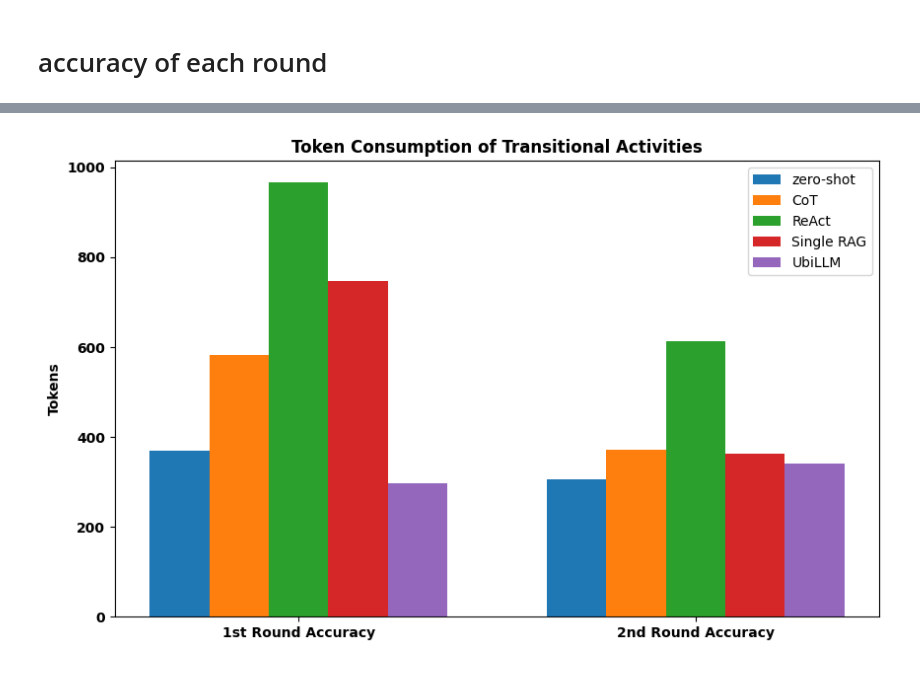
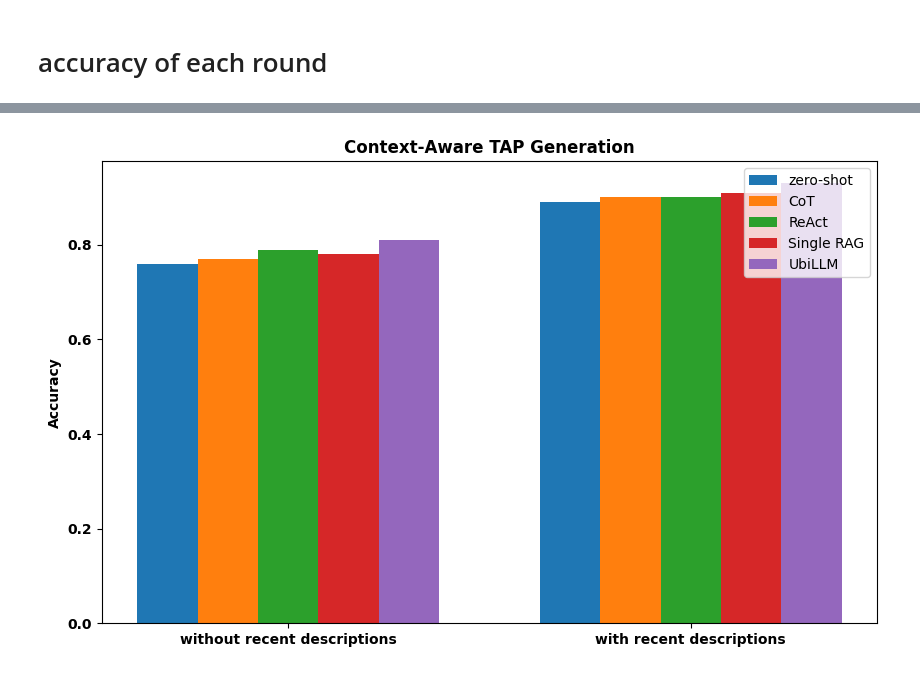
Before and after one commit to Biosheep227/ubihome, a Jupyter notebook: LLM/ubillm_main.ipynb, the cells around one changed output, grey strips where cells are left out. Saved outputs shown, nothing was run; the diff lists cells and outputs as text; code cells hidden in the pictures.

```diff
--- a/LLM/ubillm_main.ipynb
+++ b/LLM/ubillm_main.ipynb
@@ -1752,42 +1727,42 @@ plt.show()
 # %%
 import matplotlib.pyplot as plt
 import numpy as np
 
 # Sample data for accuracy of 5 methods across 3 rounds
 methods = ['zero-shot', 'CoT', 'ReAct', 'Single RAG', 'UbiLLM']
-rounds = ['1st Round Accuracy', '2nd Round Accuracy']
+rounds = ['without recent descriptions', 'with recent descriptions']
 accuracy_data = {
-    'zero-shot': [369, 305],
-    'CoT': [583, 372],
-    'ReAct': [966, 614],
-    'Single RAG': [746, 363],
-    'UbiLLM': [297, 340]
+    'zero-shot': [0.76, 0.89],
+    'CoT': [0.77, 0.90],
+    'ReAct': [0.79, 0.90],
+    'Single RAG': [0.78, 0.91],
+    'UbiLLM': [0.81, 0.93]
 }
 
 # Number of methods
 num_methods = len(methods)
 bar_width = 0.15  # Width of the bars
 index = np.arange(len(rounds))  # X locations for each round
 
 # Plotting
 plt.figure(figsize=(10, 6))
 for i, (method, accuracies) in enumerate(accuracy_data.items()):
     plt.bar(index + i * bar_width, accuracies, bar_width, label=method)
 
 # Labels and titles
 # plt.xlabel('Token consumption of each round')
 #bold the x and y labels
 plt.xticks(fontweight='bold')
 plt.yticks(fontweight='bold')
-plt.ylabel('Tokens', fontweight='bold')
-plt.title('Token Consumption of Transitional Activities', fontweight='bold')
+plt.ylabel('Accuracy', fontweight='bold')
+plt.title('Context-Aware TAP Generation', fontweight='bold')
 plt.xticks(index + bar_width * (num_methods - 1) / 2, rounds)
 plt.xticks(fontweight='bold')
 plt.legend()
-plt.savefig('TAP_token_plot.pdf')
+plt.savefig('context_aware.pdf')
 plt.show()
 # %% [output]
-[figure, old version]
+[figure, new version]
 # %%
 labels = ['10~20', '20~30', '30~40', '40+']
 men_means = [2, 5, 1, 0]
```
Also changed, not shown: parts of 15 cells of this notebook, 8 other files.
